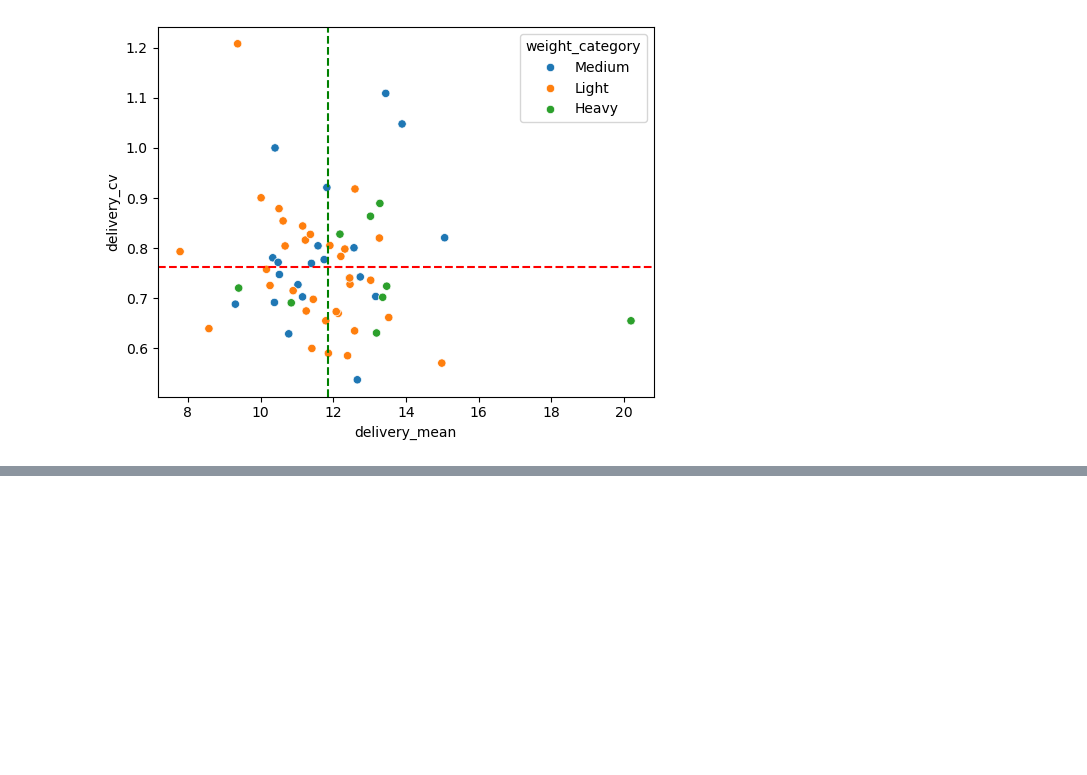
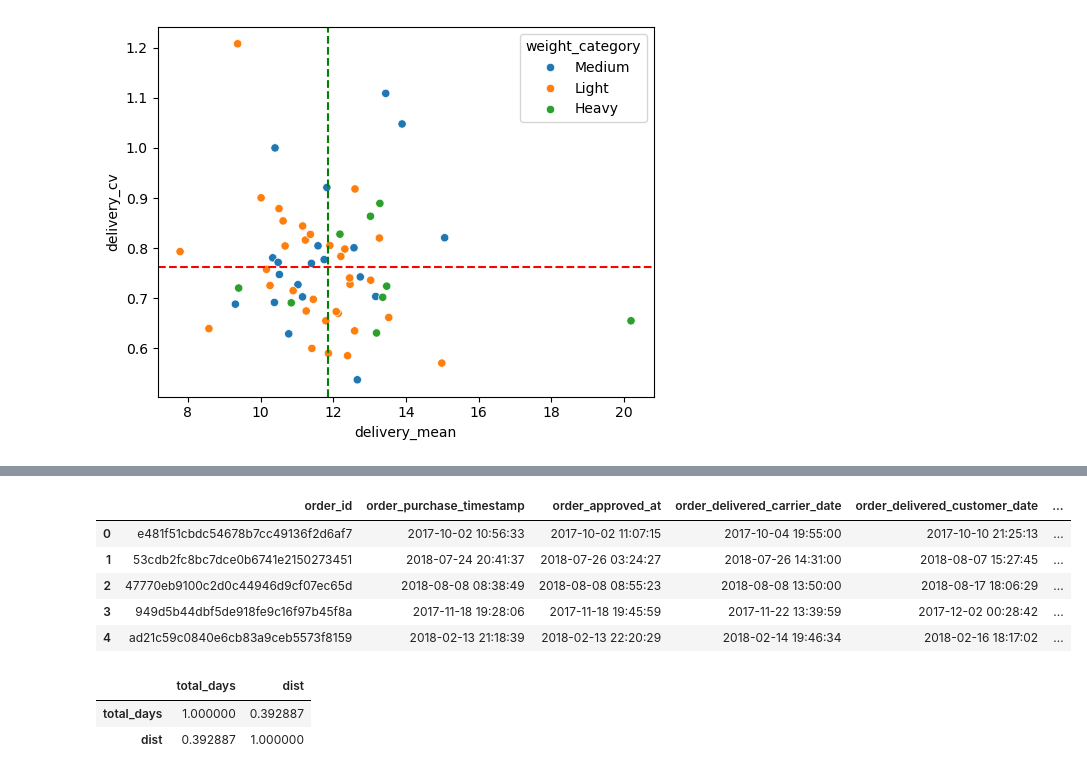
Before and after one commit to yunwe/olist-logistics-efficiency, a Jupyter notebook: notebooks/attribute_testing.ipynb, the cells around one changed output, grey strips where cells are left out. Saved outputs shown, nothing was run; the diff lists cells and outputs as text; code cells hidden in the pictures; blank space fills up the shorter version.

```diff
--- a/notebooks/Product.ipynb
+++ b/notebooks/attribute_testing.ipynb
@@ -142,0 +170,25 @@ An analysis of `4 weight_categories` shows an equal distribution across the perf
+# %%
+"""
+Calculate total days take for delivery
+"""
+dataset['total_days'] = (dataset['order_delivered_customer_date'] - dataset['order_purchase_timestamp']).dt.days
+
+"""
+Calculate Distance
+"""
+dataset['dist'] = dataset.apply(lambda row: h3.great_circle_distance((row['cus_lat'], row['cus_lng']), (row['seller_lat'], row['seller_lng'])), axis=1)
+
+dataset.head()
+# %% [output]
+|  | order_id | order_purchase_timestamp | order_approved_at | order_delivered_carrier_date | order_delivered_customer_date | ... |
+| 0 | e481f51cbdc54678b7cc49136f2d6af7 | 2017-10-02 10:56:33 | 2017-10-02 11:07:15 | 2017-10-04 19:55:00 | 2017-10-10 21:25:13 | ... |
+| 1 | 53cdb2fc8bc7dce0b6741e2150273451 | 2018-07-24 20:41:37 | 2018-07-26 03:24:27 | 2018-07-26 14:31:00 | 2018-08-07 15:27:45 | ... |
+| 2 | 47770eb9100c2d0c44946d9cf07ec65d | 2018-08-08 08:38:49 | 2018-08-08 08:55:23 | 2018-08-08 13:50:00 | 2018-08-17 18:06:29 | ... |
+| 3 | 949d5b44dbf5de918fe9c16f97b45f8a | 2017-11-18 19:28:06 | 2017-11-18 19:45:59 | 2017-11-22 13:39:59 | 2017-12-02 00:28:42 | ... |
+| 4 | ad21c59c0840e6cb83a9ceb5573f8159 | 2018-02-13 21:18:39 | 2018-02-13 22:20:29 | 2018-02-14 19:46:34 | 2018-02-16 18:17:02 | ... |
+# %%
+dataset[['total_days', 'dist']].corr()
+# %% [output]
+|  | total_days | dist |
+| total_days | 1.000000 | 0.392887 |
+| dist | 0.392887 | 1.000000 |
```
Also changed, not shown: parts of 8 cells of this notebook, 9 other files.
